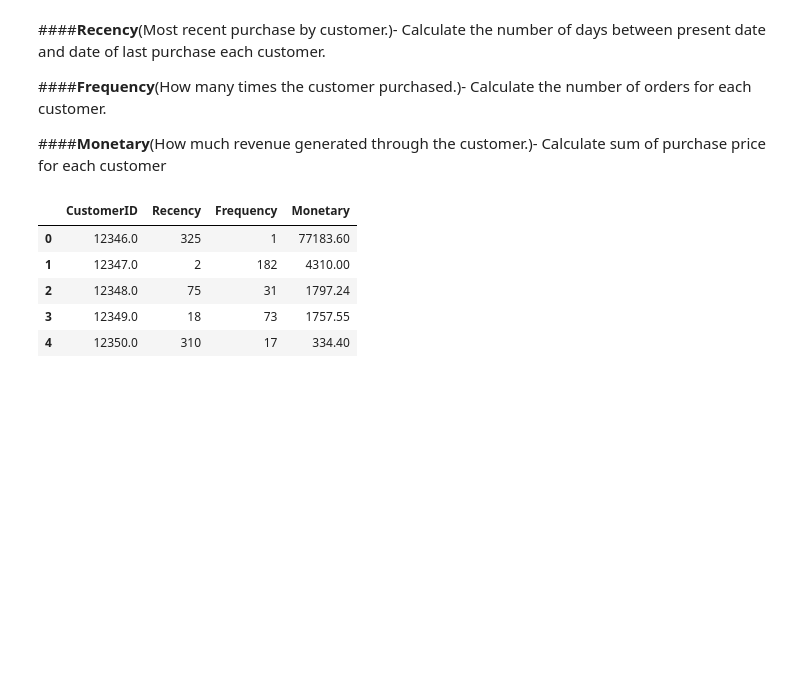
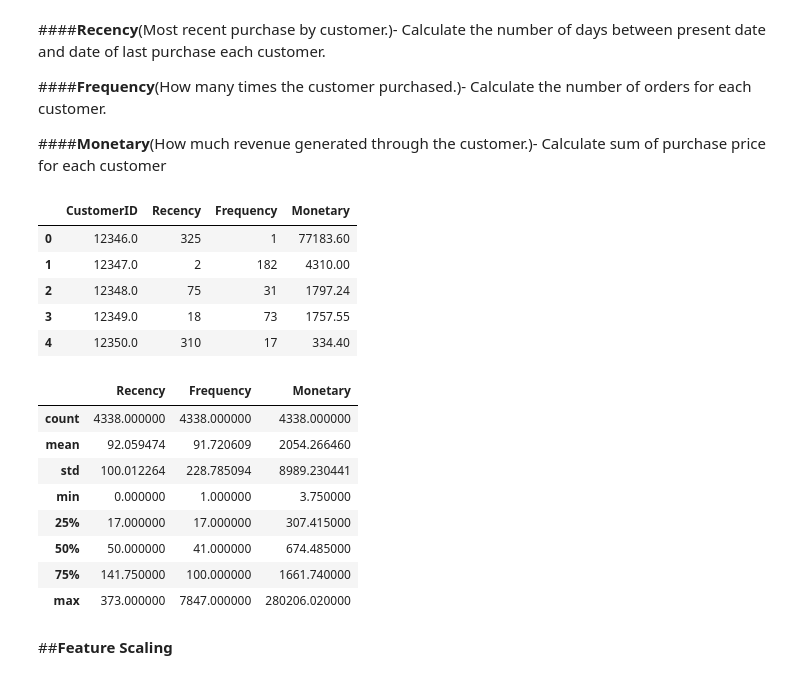
Before and after one commit to Mohamed-Harish-M-123/Capstone-Project-IV, a Jupyter notebook: Online_Retail_Customer_Segmentation.ipynb, the cells around one changed output. Saved outputs shown, nothing was run; the diff lists cells and outputs as text; code cells hidden in the pictures; blank space fills up the shorter version.

Commit message:
feature scaling for the rfm dataframe

```diff
--- a/Online_Retail_Customer_Segmentation.ipynb
+++ b/Online_Retail_Customer_Segmentation.ipynb
@@ -375,3 +375,17 @@ rfm_df.reset_index().head()
 | 2 | 12348.0 | 75 | 31 | 1797.24 |
 | 3 | 12349.0 | 18 | 73 | 1757.55 |
 | 4 | 12350.0 | 310 | 17 | 334.40 |
+# %%
+rfm_df.describe()
+# %% [output]
+|  | Recency | Frequency | Monetary |
+| count | 4338.000000 | 4338.000000 | 4338.000000 |
+| mean | 92.059474 | 91.720609 | 2054.266460 |
+| std | 100.012264 | 228.785094 | 8989.230441 |
+| min | 0.000000 | 1.000000 | 3.750000 |
+| 25% | 17.000000 | 17.000000 | 307.415000 |
+| 50% | 50.000000 | 41.000000 | 674.485000 |
+| 75% | 141.750000 | 100.000000 | 1661.740000 |
+| max | 373.000000 | 7847.000000 | 280206.020000 |
+# %% [markdown]
+##**Feature Scaling**
```
